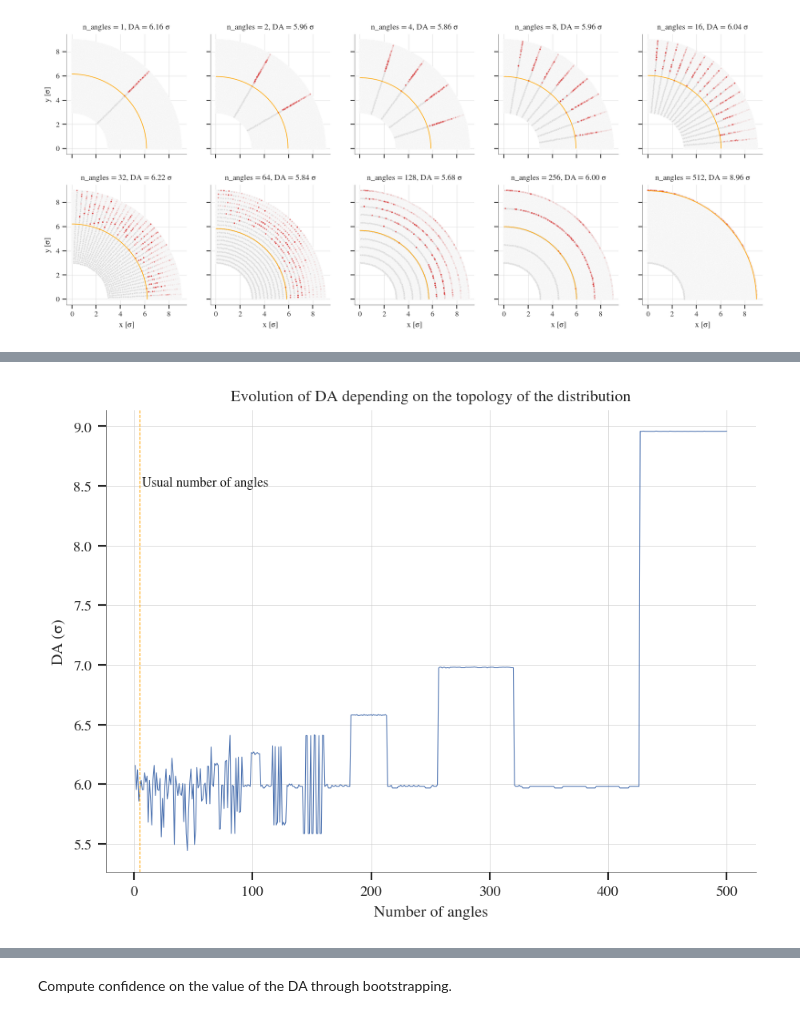
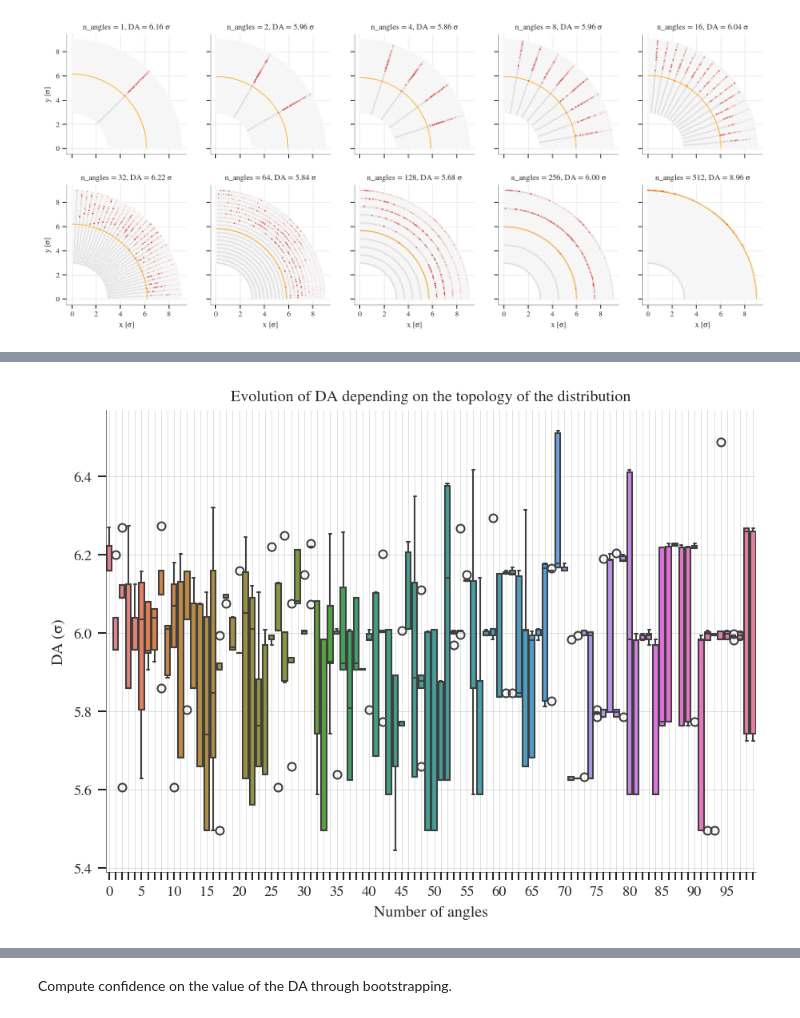
Before and after one commit to ColasDroin/DA_IPAC_2024, a Jupyter notebook: studies/analysis/analysis_convergence_DA.ipynb, the cells around one changed output, grey strips where cells are left out. Saved outputs shown, nothing was run; the diff lists cells and outputs as text; code cells hidden in the pictures.

```diff
--- a/studies/analysis/analysis_convergence_DA.ipynb
+++ b/studies/analysis/analysis_convergence_DA.ipynb
@@ -498,17 +563,26 @@ for l_x, l_y in zip(ll_x, ll_y):
 # %%
-l_DA = [np.min(df_sim_lost.loc[df_sim_lost.index.isin(indices)]["amplitude"]) for indices in l_indices]
+ll_DA = np.array([
+    [np.min(df_sim_lost.loc[df_sim_lost.index.isin(indices)]["amplitude"]) for indices in l_indices]
+    for l_indices in ll_indices
+])
 
 # Plot evolution of DA depending on the topology of the distribution
 fig, ax = plt.subplots(1, 1, figsize=(7, 5))
-sns.lineplot(x=angle_space, y=l_DA, ax=ax)
-ax.axvline(x=5, color='orange', linestyle='--', lw = 0.5)
-ax.text(60, 8.5, "Usual number of angles", color='black', fontsize=8, ha='center', alpha=0.9)
+#sns.lineplot(x=angle_space, y=l_DA, ax=ax)
+# Plot boxplot instead
+sns.boxplot(data=ll_DA, ax=ax)
+#ax.axvline(x=5, color="orange", linestyle="--", lw=0.5)
+#ax.text(60, 8.5, "Usual number of angles", color="black", fontsize=8, ha="center", alpha=0.9)
 ax.set_xlabel("Number of angles")
 ax.set_ylabel("DA ($\sigma$)")
 ax.set_title("Evolution of DA depending on the topology of the distribution")
 ax.grid(visible=True)
-for axis in [ax.xaxis, ax.yaxis]:
-    axis.set_major_formatter(ScalarFormatter())
+
+# Only show one xtick out of 5
+for i, label in enumerate(ax.get_xticklabels()):
+    if i % 5 != 0:
+        label.set_visible(False)
+
 plt.show()
 # %% [output]
-[figure, old version]
+[figure, new version]
```
Also changed, not shown: parts of 20 cells of this notebook.
